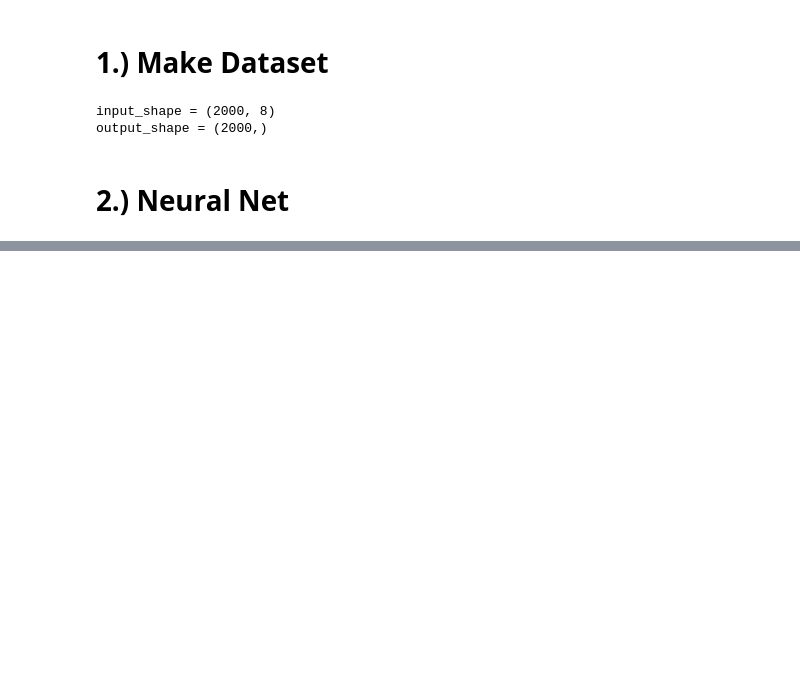
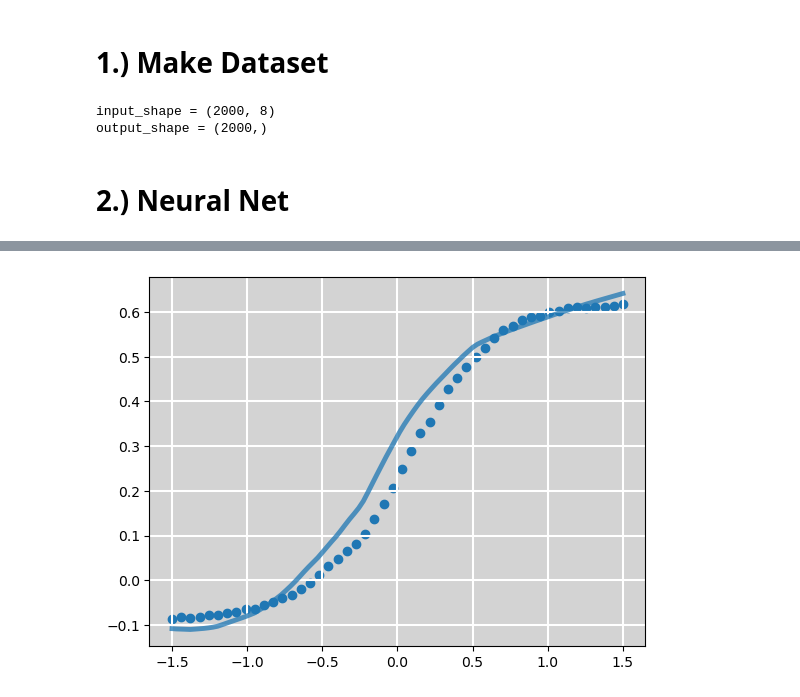
Before and after one commit to jwass1997/kmc_project, a Jupyter notebook: scripts/python_scripts/surrogate_model.ipynb, the cells around one changed output, grey strips where cells are left out. Drawn from its saved outputs; the diff is of its cells as text; code cells hidden in the pictures; blank space fills up the shorter version.

```diff
--- a/scripts/python_scripts/surrogate_model.ipynb
+++ b/scripts/python_scripts/surrogate_model.ipynb
@@ -76,7 +76,7 @@ X_train, X_test, y_train, y_test = train_test_split(inputs, outputs, test_size=0
 train_set = MakeDataset(X_train, y_train)
 test_set = MakeDataset(X_test, y_test)
 
-batch_size = 64
+batch_size = 128
 
 train_loader = DataLoader(train_set, batch_size=batch_size, shuffle=True,  num_workers=4)
 test_loader  = DataLoader(test_set,  batch_size=batch_size, shuffle=False, num_workers=4)
@@ -130,8 +130,8 @@ class NeuralNet(nn.Module):
 
         return layer_list
 # %%
-learning_rate = 1e-4
-num_epochs = 1000
+learning_rate = 1e-3
+num_epochs = 200
 
 model = NeuralNet(in_features=inputs.shape[1], out_features=1, hidden_dim=64, num_layers=5)
 criterion = nn.MSELoss()
@@ -210,2 +192,28 @@ Epoch 33/1000   Train Loss: 0.0049   Val Loss: 0.0063
 # %%
 torch.save(model.state_dict(), "best_model.pth")
+# %%
+sim_curve = np.load("/gpfs/bwfor/work/ws/hd_gy283-my_data/test_folder/test_file_6969.npz")
+vs_ = torch.linspace(-1.5, 1.5, 50)
+
+n = 100
+vs = torch.linspace(-1.5, 1.5, n)
+
+x = torch.tensor([0.0, 0.0, 0.5, 1.3, 1.2, -0.9, -0.1, 1.0])
+control_volts = x.unsqueeze(0).repeat(n, 1)
+control_volts[:, 1] = vs
+
+out = model(control_volts)
+
+plot_kwargs = {
+    "lw": 3.5,
+    "alpha": 0.75
+}
+plt.scatter(vs_, sim_curve["current"])
+plt.plot(vs, out.detach(), **plot_kwargs, zorder=3)
+ax = plt.gca()
+ax.grid(True)
+ax.set_facecolor("lightgrey")
+ax.xaxis.grid(color="w", lw=1.5)
+ax.yaxis.grid(color="w", lw=1.5)
+# %% [output]
+[figure, added]
```
Also changed, not shown: parts of 2 cells of this notebook, 5 other files.
